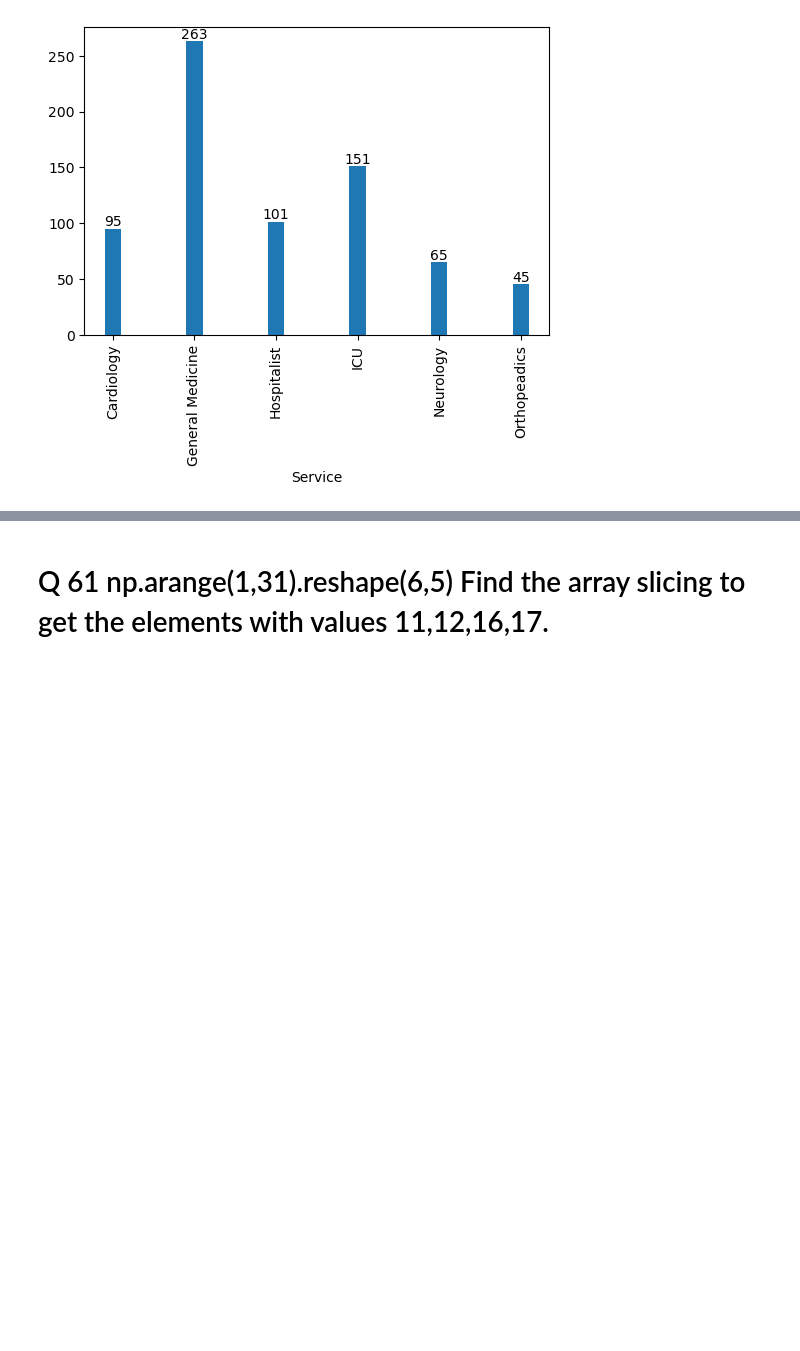
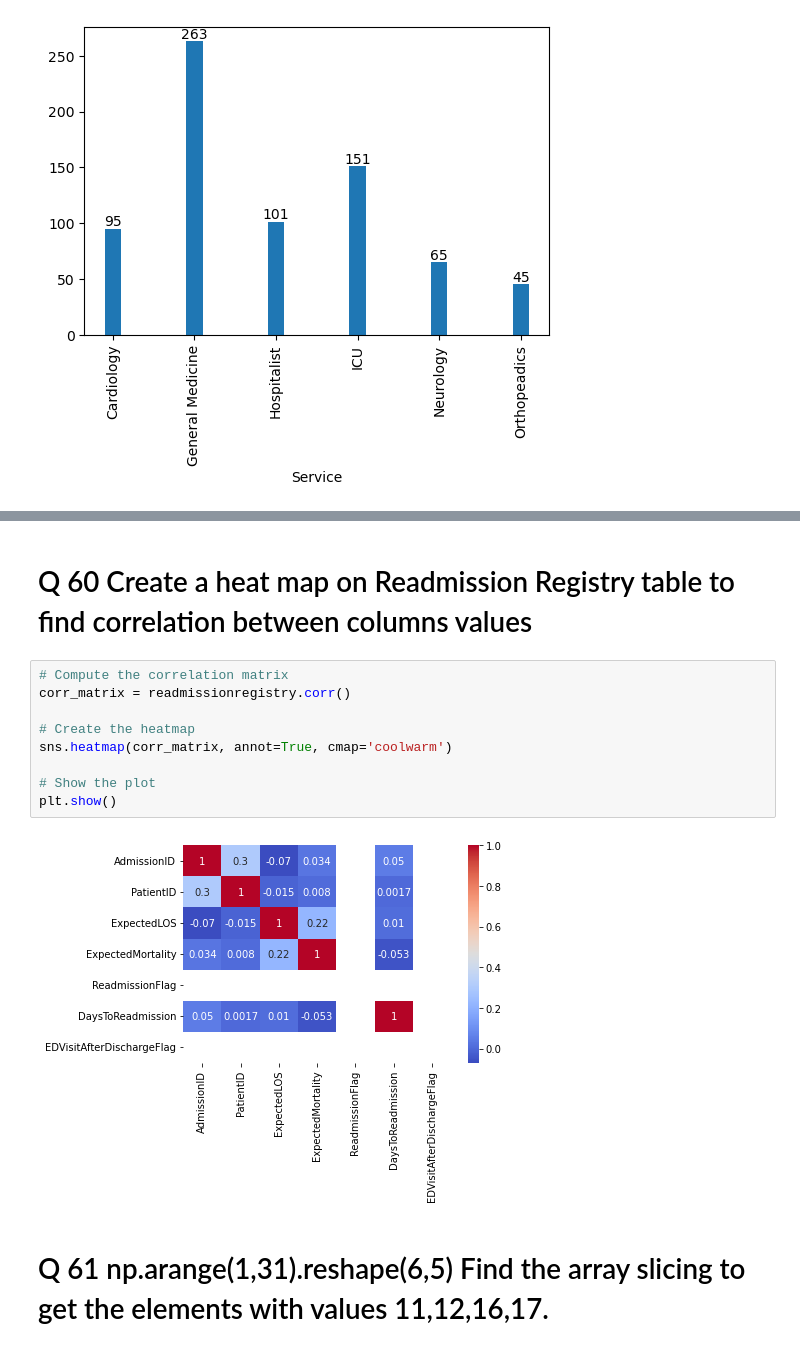
Before and after one commit to AbinayaGobinath/DataWranglers_PythonHackathon, a Jupyter notebook: DataWranglers_Finalquestions.ipynb, the cells around one changed output, grey strips where cells are left out. Cells and saved outputs as stored; diff of their text form; blank space fills up the shorter version.

```diff
--- a/DataWranglers_Finalquestions.ipynb
+++ b/DataWranglers_Finalquestions.ipynb
@@ -47,3 +63,16 @@ plt.show()
+# %% [markdown]
+# Q 60 Create a heat map on Readmission Registry table to find correlation between columns values
+# %%
+# Compute the correlation matrix
+corr_matrix = readmissionregistry.corr()
+
+# Create the heatmap
+sns.heatmap(corr_matrix, annot=True, cmap='coolwarm')
+
+# Show the plot
+plt.show()
+# %% [output]
+[figure, added]
 # %% [markdown]
 # Q 61 np.arange(1,31).reshape(6,5) Find the array slicing to get the elements with values 11,12,16,17.
 # %%
```
Also changed, not shown: parts of 2 cells of this notebook.
